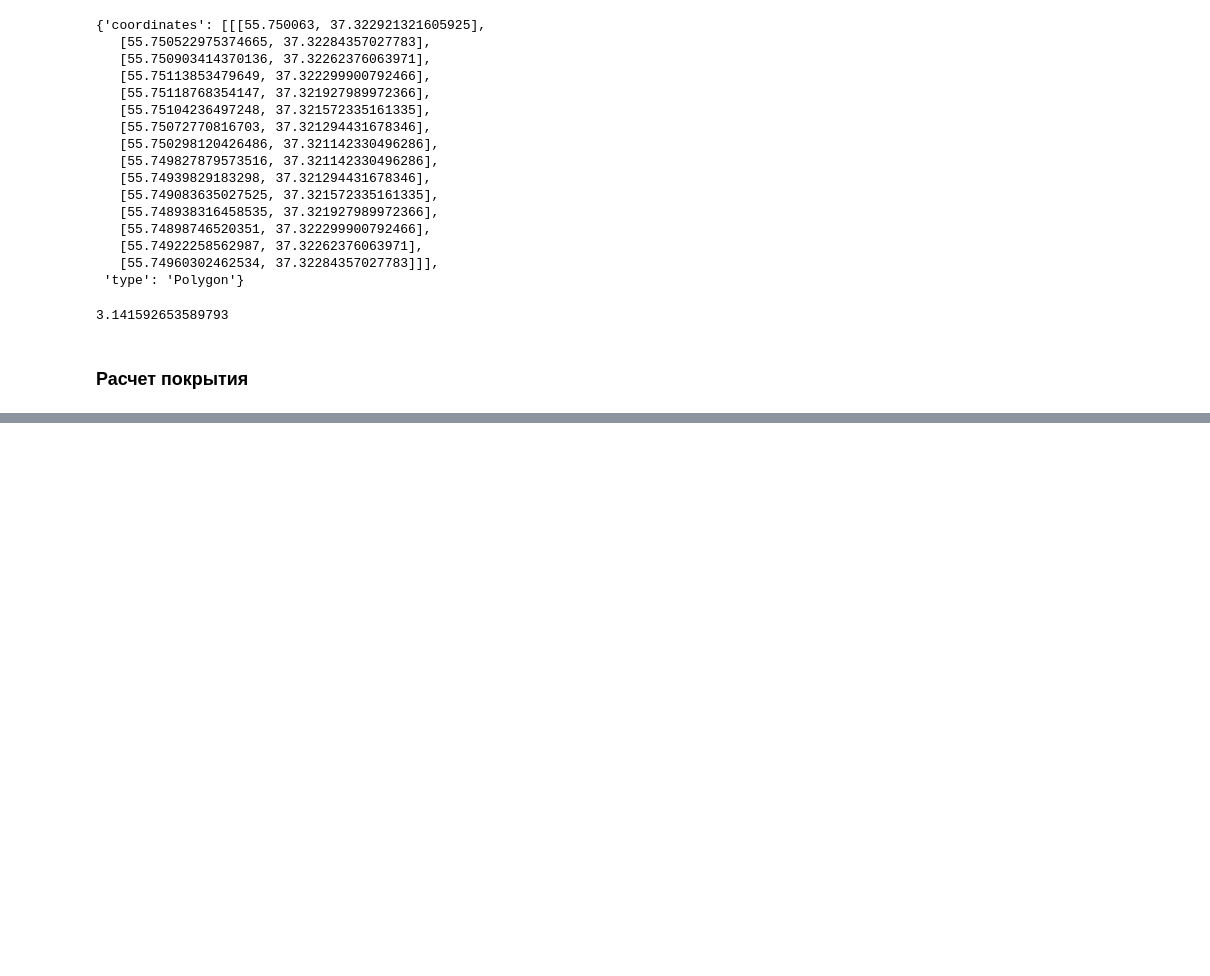
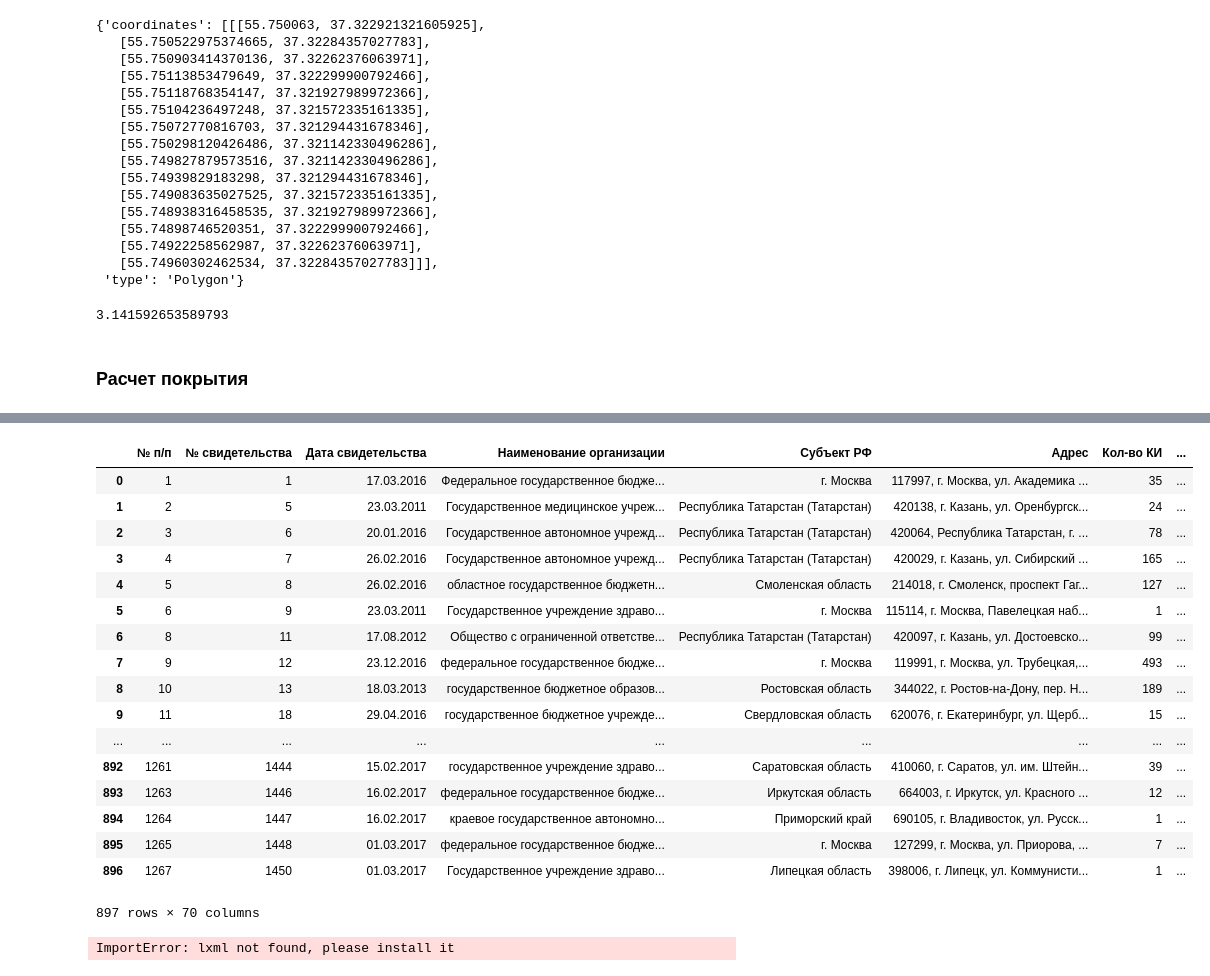
Before and after one commit to zhukov-msu/helicopters, a Jupyter notebook: heli_data_explore.ipynb, the cells around one changed output, grey strips where cells are left out. Cells and saved outputs as stored; diff of their text form; code cells hidden in the pictures; blank space fills up the shorter version.

```diff
--- a/heli_data_explore.ipynb
+++ b/heli_data_explore.ipynb
@@ -815,0 +933,5 @@ aglom_df.iloc[agloms_ids]['pop'].sum() / 142100000
+# %%
+for i, elem in enumerate(hospitals.adr):
+    print(elem)
+    if i>10:a
+        break
@@ -815,0 +955,9 @@ aglom_df.iloc[agloms_ids]['pop'].sum() / 142100000
+# %%
+droms_coords = [tuple(x) for x in droms[['lat', 'lon']].values]
+# %%
+hospitals['drom_count'] = 0
+# %%
+r = 5
+def func(row):
+    return len([i for i,x in enumerate(droms_coords) if (vincenty((row['lat'],row['lon']), x).km <= r)])
+hospitals['drom_count_5km'] = hospitals.apply(func, axis=1)
@@ -815,0 +1038,25 @@ aglom_df.iloc[agloms_ids]['pop'].sum() / 142100000
+# %%
+hospitals
+# %% [output]
+|  | № п/п | № свидетельства | Дата свидетельства | Наименование организации | Субъект РФ | Адрес | Кол-во КИ | ... |
+| 0 | 1 | 1 | 17.03.2016 | Федеральное государственное бюдже... | г. Москва | 117997, г. Москва, ул. Академика ... | 35 | ... |
+| 1 | 2 | 5 | 23.03.2011 | Государственное медицинское учреж... | Республика Татарстан (Татарстан) | 420138, г. Казань, ул. Оренбургск... | 24 | ... |
+| 2 | 3 | 6 | 20.01.2016 | Государственное автономное учрежд... | Республика Татарстан (Татарстан) | 420064, Республика Татарстан, г. ... | 78 | ... |
+| 3 | 4 | 7 | 26.02.2016 | Государственное автономное учрежд... | Республика Татарстан (Татарстан) | 420029, г. Казань, ул. Сибирский ... | 165 | ... |
+| 4 | 5 | 8 | 26.02.2016 | областное государственное бюджетн... | Смоленская область | 214018, г. Смоленск, проспект Гаг... | 127 | ... |
+| 5 | 6 | 9 | 23.03.2011 | Государственное учреждение здраво... | г. Москва | 115114, г. Москва, Павелецкая наб... | 1 | ... |
+| 6 | 8 | 11 | 17.08.2012 | Общество с ограниченной ответстве... | Республика Татарстан (Татарстан) | 420097, г. Казань, ул. Достоевско... | 99 | ... |
+| 7 | 9 | 12 | 23.12.2016 | федеральное государственное бюдже... | г. Москва | 119991, г. Москва, ул. Трубецкая,... | 493 | ... |
+| 8 | 10 | 13 | 18.03.2013 | государственное бюджетное образов... | Ростовская область | 344022, г. Ростов-на-Дону, пер. Н... | 189 | ... |
+| 9 | 11 | 18 | 29.04.2016 | государственное бюджетное учрежде... | Свердловская область | 620076, г. Екатеринбург, ул. Щерб... | 15 | ... |
+| ... | ... | ... | ... | ... | ... | ... | ... | ... |
+| 892 | 1261 | 1444 | 15.02.2017 | государственное учреждение здраво... | Саратовская область | 410060, г. Саратов, ул. им. Штейн... | 39 | ... |
+| 893 | 1263 | 1446 | 16.02.2017 | федеральное государственное бюдже... | Иркутская область | 664003, г. Иркутск, ул. Красного ... | 12 | ... |
+| 894 | 1264 | 1447 | 16.02.2017 | краевое государственное автономно... | Приморский край | 690105, г. Владивосток, ул. Русск... | 1 | ... |
+| 895 | 1265 | 1448 | 01.03.2017 | федеральное государственное бюдже... | г. Москва | 127299, г. Москва, ул. Приорова, ... | 7 | ... |
+| 896 | 1267 | 1450 | 01.03.2017 | Государственное учреждение здраво... | Липецкая область | 398006, г. Липецк, ул. Коммунисти... | 1 | ... |
+897 rows × 70 columns
+# %%
+pd.read_html('data/dtp.html')
+# %% [output]
+ImportError: lxml not found, please install it
```
Also changed, not shown: parts of 48 cells of this notebook, 2 other files.
